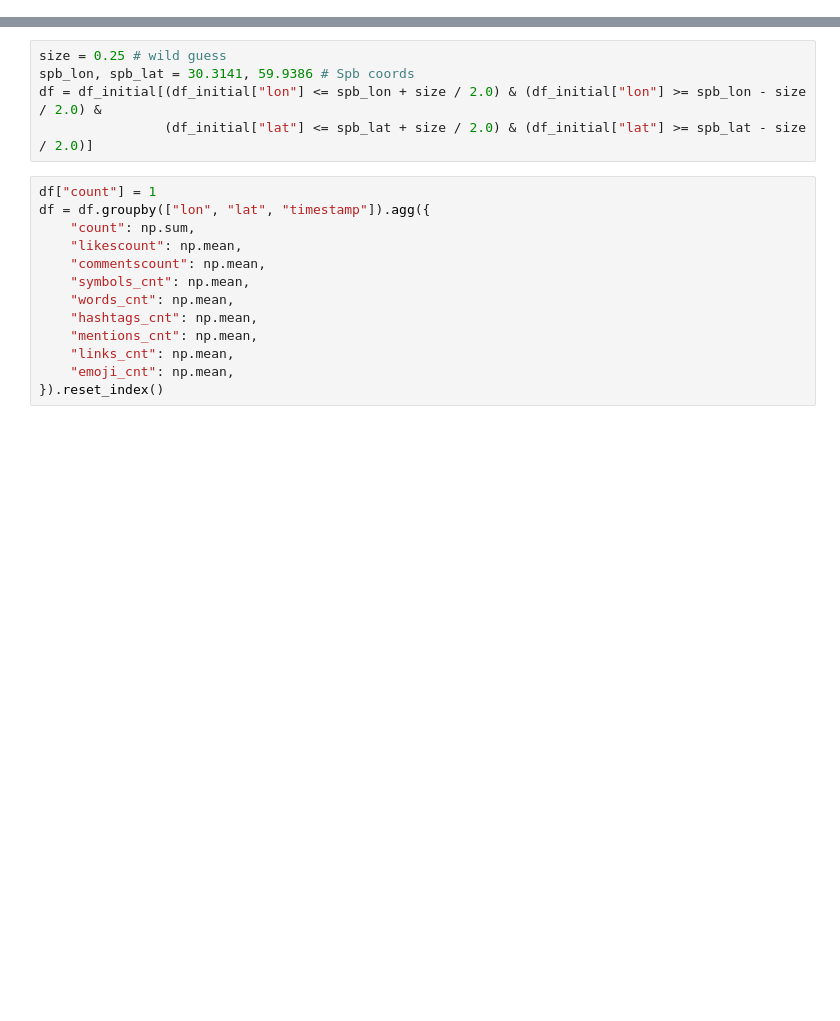
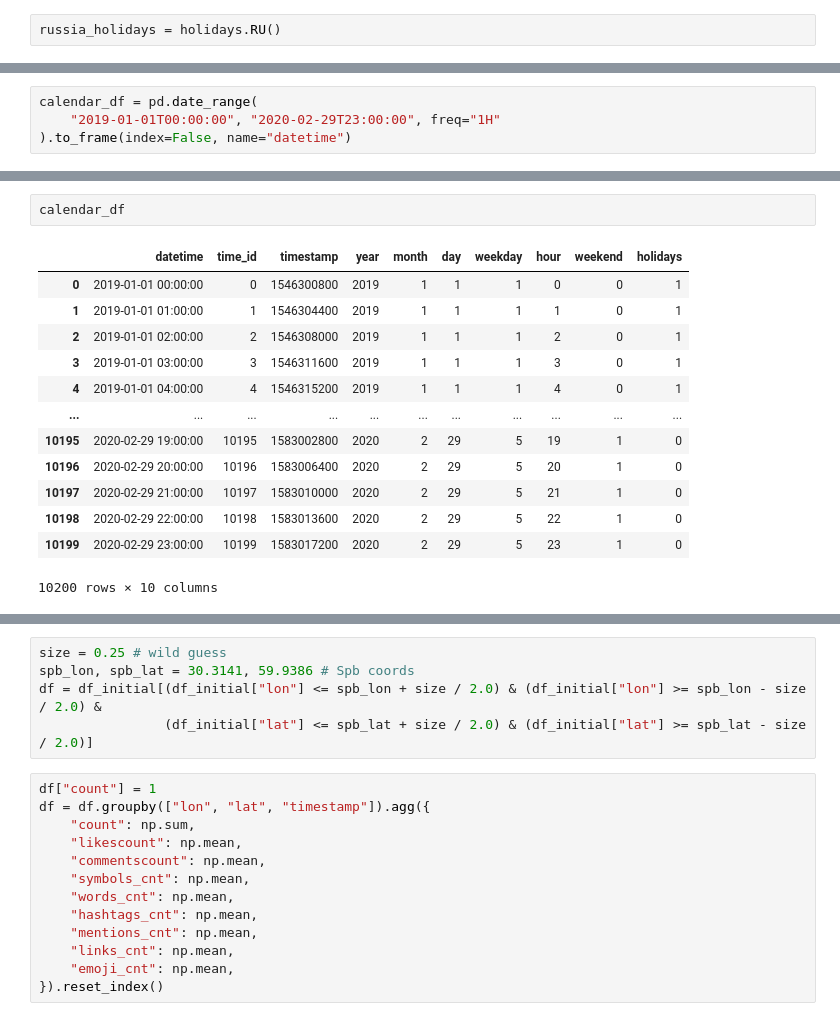
Before and after one commit to DmitryPogrebnoy/IndustrialML_ITMO, a Jupyter notebook: task1/preprocess.ipynb, the cells around one changed output, grey strips where cells are left out. Cells and saved outputs as stored; diff of their text form; blank space fills up the shorter version.

```diff
--- a/task1/preprocess.ipynb
+++ b/task1/preprocess.ipynb
@@ -34,0 +91,2 @@ df_initial.shape
+# %%
+russia_holidays = holidays.RU()
@@ -34,0 +97,4 @@ df_initial.shape
+# %%
+calendar_df = pd.date_range(
+    "2019-01-01T00:00:00", "2020-02-29T23:00:00", freq="1H"
+).to_frame(index=False, name="datetime")
@@ -34,0 +128,16 @@ df_initial.shape
+# %%
+calendar_df
+# %% [output]
+|  | datetime | time_id | timestamp | year | month | day | weekday | hour | weekend | holidays |
+| 0 | 2019-01-01 00:00:00 | 0 | 1546300800 | 2019 | 1 | 1 | 1 | 0 | 0 | 1 |
+| 1 | 2019-01-01 01:00:00 | 1 | 1546304400 | 2019 | 1 | 1 | 1 | 1 | 0 | 1 |
+| 2 | 2019-01-01 02:00:00 | 2 | 1546308000 | 2019 | 1 | 1 | 1 | 2 | 0 | 1 |
+| 3 | 2019-01-01 03:00:00 | 3 | 1546311600 | 2019 | 1 | 1 | 1 | 3 | 0 | 1 |
+| 4 | 2019-01-01 04:00:00 | 4 | 1546315200 | 2019 | 1 | 1 | 1 | 4 | 0 | 1 |
+| ... | ... | ... | ... | ... | ... | ... | ... | ... | ... | ... |
+| 10195 | 2020-02-29 19:00:00 | 10195 | 1583002800 | 2020 | 2 | 29 | 5 | 19 | 1 | 0 |
+| 10196 | 2020-02-29 20:00:00 | 10196 | 1583006400 | 2020 | 2 | 29 | 5 | 20 | 1 | 0 |
+| 10197 | 2020-02-29 21:00:00 | 10197 | 1583010000 | 2020 | 2 | 29 | 5 | 21 | 1 | 0 |
+| 10198 | 2020-02-29 22:00:00 | 10198 | 1583013600 | 2020 | 2 | 29 | 5 | 22 | 1 | 0 |
+| 10199 | 2020-02-29 23:00:00 | 10199 | 1583017200 | 2020 | 2 | 29 | 5 | 23 | 1 | 0 |
+10200 rows × 10 columns
```
Also changed, not shown: parts of 53 cells of this notebook, 2 other files.
